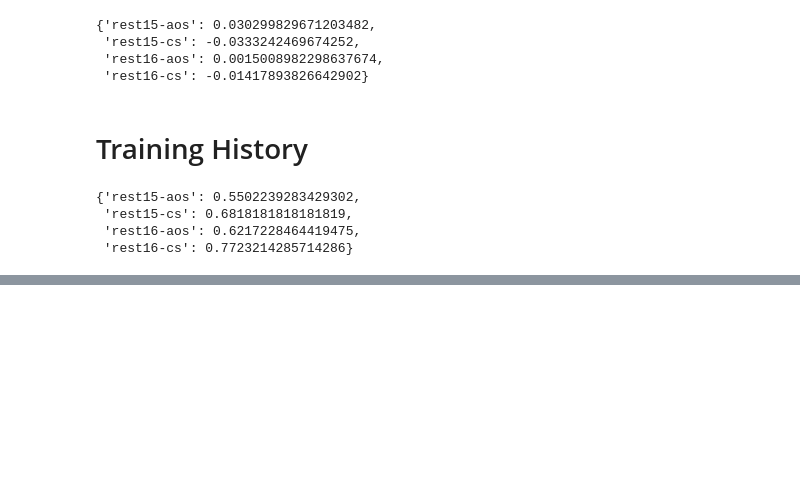
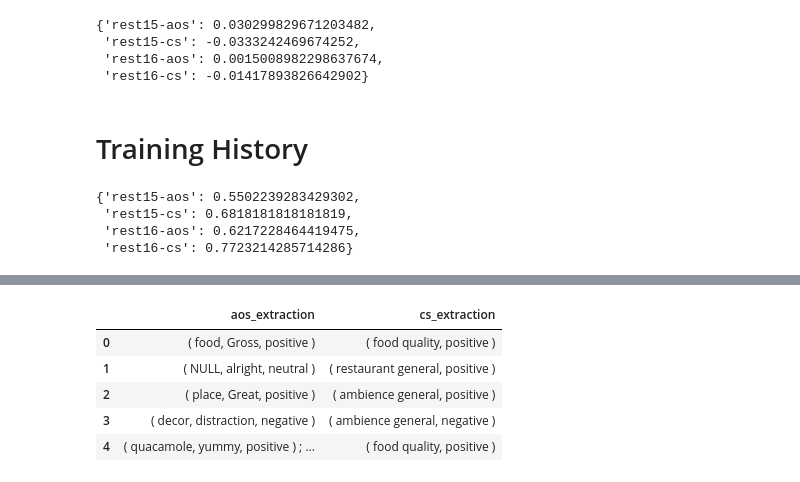
Before and after one commit to rdyzakya/IndoLEGO-ABSA, a Jupyter notebook: doe/model/analysis.ipynb, the cells around one changed output, grey strips where cells are left out. Drawn from its saved outputs; the diff is of its cells as text; code cells hidden in the pictures; blank space fills up the shorter version.

```diff
--- a/doe/model/analysis.ipynb
+++ b/doe/model/analysis.ipynb
@@ -146,0 +196,9 @@ log_history["t5-base"]
+# %%
+t5_str_pred.head()
+# %% [output]
+|  | aos_extraction | cs_extraction |
+| 0 | ( food, Gross, positive ) | ( food quality, positive ) |
+| 1 | ( NULL, alright, neutral ) | ( restaurant general, positive ) |
+| 2 | ( place, Great, positive ) | ( ambience general, positive ) |
+| 3 | ( decor, distraction, negative ) | ( ambience general, negative ) |
+| 4 | ( quacamole, yummy, positive ) ; ... | ( food quality, positive ) |
```
Also changed, not shown: parts of 16 cells of this notebook, 2 other files.
